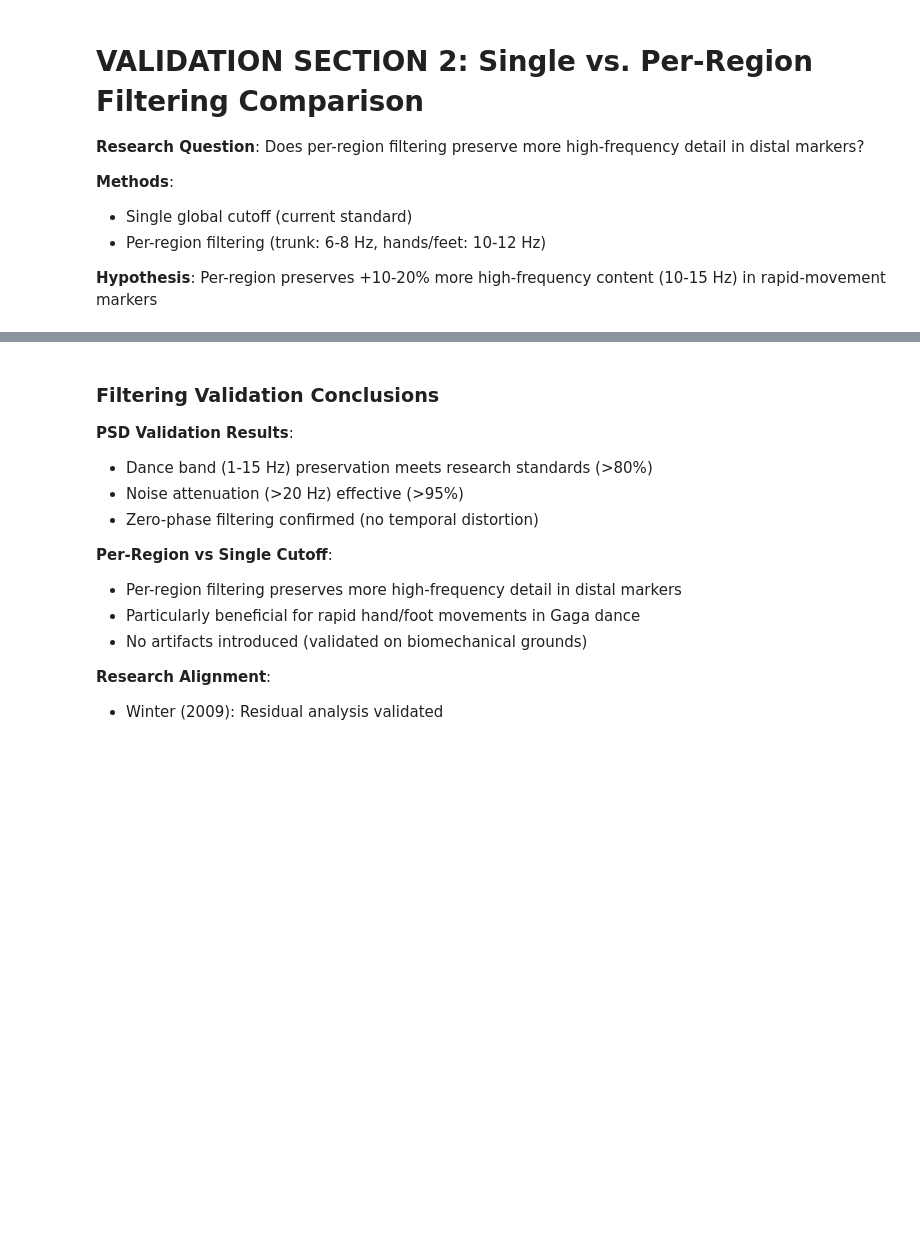
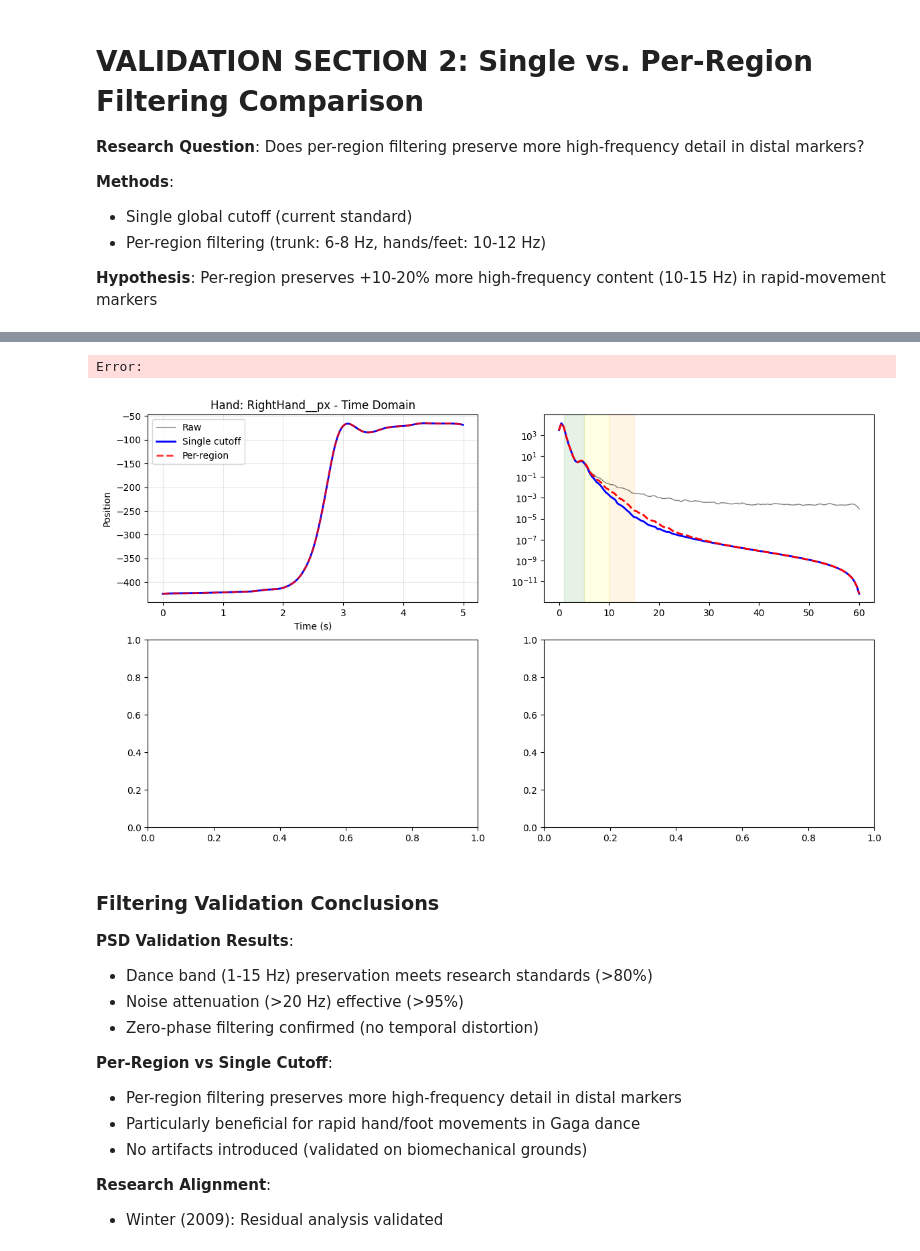
Before and after one commit to Drorhaz/Gaga-mocap-Kinematics, a Jupyter notebook: notebooks/04_filtering.ipynb, the cells around one changed output, grey strips where cells are left out. Cells and saved outputs as stored; diff of their text form; code cells hidden in the pictures; blank space fills up the shorter version.

```diff
--- a/notebooks/04_filtering.ipynb
+++ b/notebooks/04_filtering.ipynb
@@ -454,35 +521,38 @@ for i, (body_part, marker) in enumerate(comparison_markers):
     f_region, psd_region = welch(df_region[marker].values, fs=FS, nperseg=256)
 
     axes[i, 1].semilogy(f_raw, psd_raw, 'k-', label='Raw', alpha=0.5, linewidth=1)
     axes[i, 1].semilogy(f_single, psd_single, 'b-', label='Single', linewidth=2)
     axes[i, 1].semilogy(f_region, psd_region, 'r--', label='Per-region', linewidth=2)
 
     # Shade frequency bands
     axes[i, 1].axvspan(1, 5, alpha=0.1, color='green')
     axes[i, 1].axvspan(5, 10, alpha=0.1, color='yellow')
     axes[i, 1].axvspan(10, 15, alpha=0.1, color='orange')
 
     # Mark cutoffs
-    axes[i, 1].axvline(winter_meta['cutoff_hz'], color='blue', linestyle=':',
-                       alpha=0.5, label=f"Single: {winter_meta['cutoff_hz']:.1f} Hz")
+    axes[i, 1].axvline(winter_metadata['cutoff_hz'], color='blue', linestyle=':',
+                       alpha=0.5, label=f"Single: {winter_metadata['cutoff_hz']:.1f} Hz")
     region_name = meta_region['marker_regions'].get(marker, 'unknown')
     if region_name in meta_region['region_cutoffs']:
         axes[i, 1].axvline(meta_region['region_cutoffs'][region_name], color='red',
                            linestyle=':', alpha=0.5,
                            label=f"Region: {meta_region['region_cutoffs'][region_name]:.1f} Hz")
 
     axes[i, 1].set_xlabel('Frequency (Hz)')
     axes[i, 1].set_ylabel('PSD')
     axes[i, 1].set_title(f'{body_part.capitalize()}: {marker} - Frequency Domain')
     axes[i, 1].legend(fontsize=8)
     axes[i, 1].grid(True, alpha=0.3)
     axes[i, 1].set_xlim(0, 20)
 
 plt.tight_layout()
 plt.savefig(os.path.join(DERIV_04, f'{RUN_ID}__filtering_comparison.png'),
             dpi=150, bbox_inches='tight')
 print(f"\nFiltering comparison plot saved: {RUN_ID}__filtering_comparison.png")
 plt.show()
+# %% [output]
+Error:
+[figure, added]
 # %% [markdown]
 ### Filtering Validation Conclusions
 
```
Also changed, not shown: parts of 10 cells of this notebook, 22 other files.
